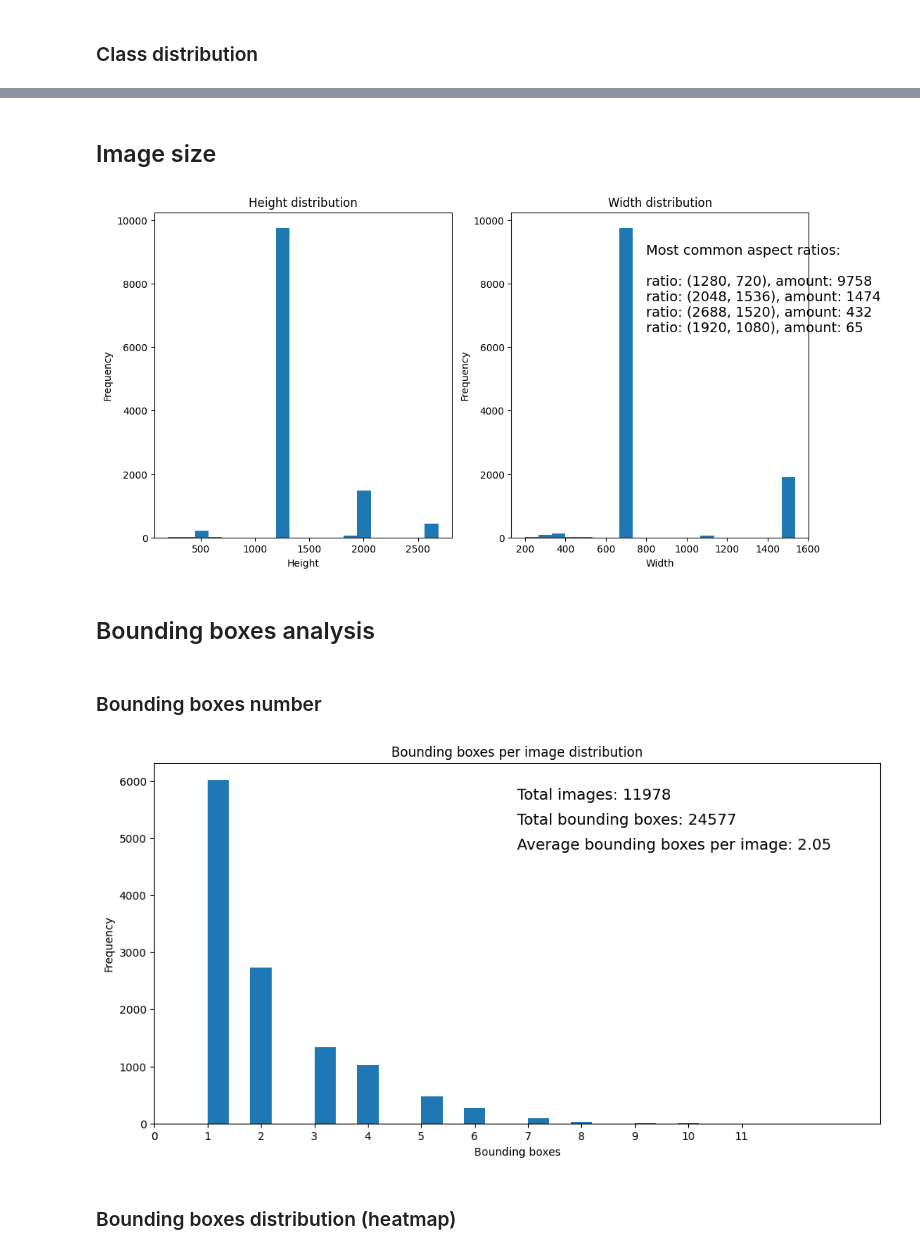
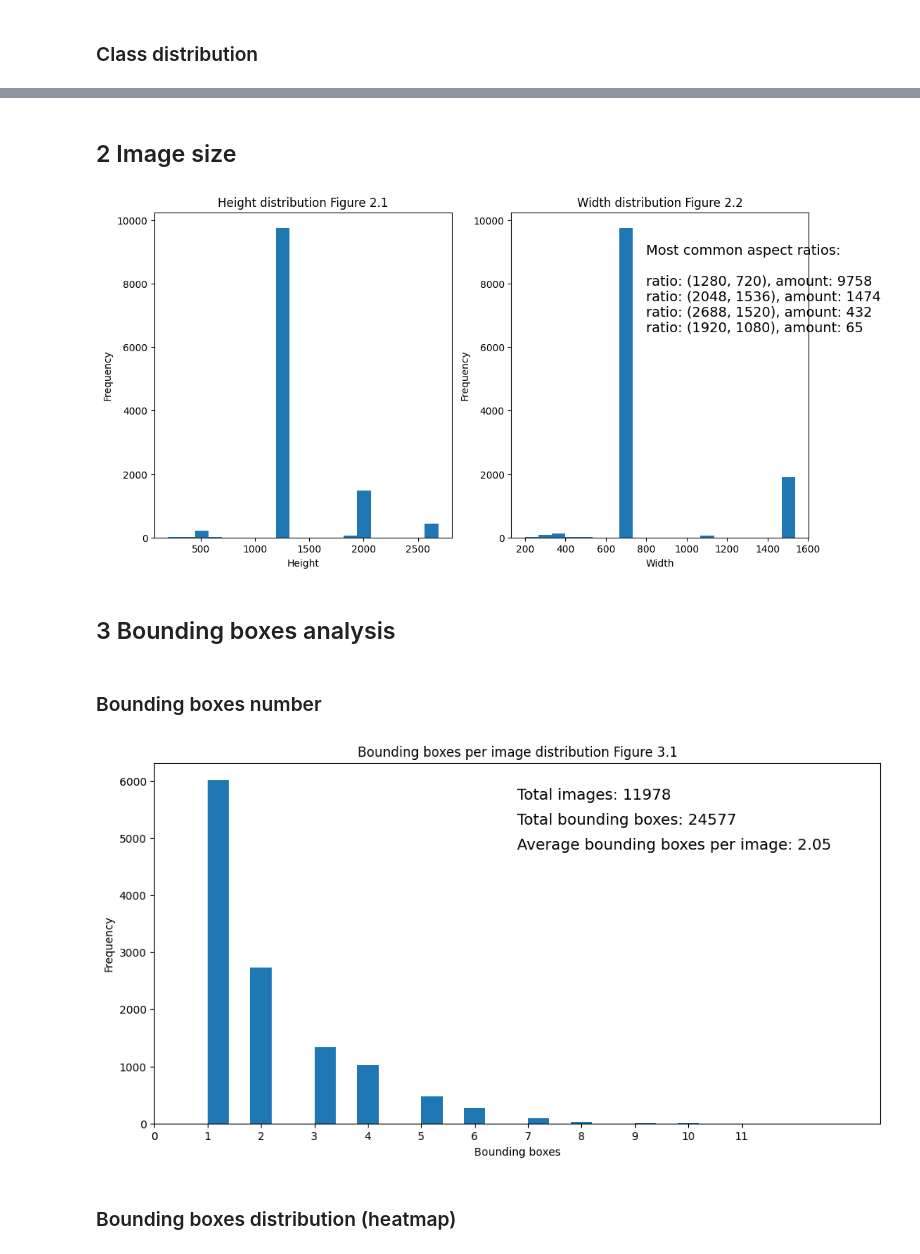
Before and after one commit to KajetanMieloch/Data-Scientist-praktyka-studencka, a Jupyter notebook: Zadania Rekrutacujne/Data Science Intern/odpowiedz.ipynb, the cells around one changed output, grey strips where cells are left out. Drawn from its saved outputs; the diff is of its cells as text; code cells hidden in the pictures.

```diff
--- a/Zadania Rekrutacujne/Data Science Intern/odpowiedz.ipynb
+++ b/Zadania Rekrutacujne/Data Science Intern/odpowiedz.ipynb
@@ -193,5 +197,5 @@ generate_bar_chart(classes_names_count_all)
 # %% [markdown]
-## Image size
+## 2 Image size
 # %%
 # Image size analysis essential functions
 def get_image_size(folder_path: str) -> list:
@@ -229,40 +233,40 @@ def generate_histogram(all_heights_widths: list, data: dict = None):
         plt.figure(figsize=(12, 6))
         plt.subplot(1, 2, 1)
         plt.hist(heights, bins=20)
-        plt.title("Height distribution")
+        plt.title("Height distribution Figure 2.1")
         plt.xlabel("Height")
         plt.ylabel("Frequency")
         plt.subplot(1, 2, 2)
         plt.hist(widths, bins=20)
-        plt.title("Width distribution")
+        plt.title("Width distribution Figure 2.2")
         plt.xlabel("Width")
         plt.ylabel("Frequency")
 
         top_4_most_comon = sorted(data.items(), key=lambda x: x[1], reverse=True)[:4]
 
         top_4_most_comon_one_string = "Most common aspect ratios:\n\n"
 
         for i, (key, value) in enumerate(top_4_most_comon):
             top_4_most_comon_one_string += f"ratio: {key}, amount: {value}\n"
 
         plt.text(800, 6000, top_4_most_comon_one_string, fontsize=14)
 
     # Plot the histograms
     plt.show()
 
 def count_all_aspect_ratios_tuples(all_heights_widths: list) -> dict:
     aspect_ratios_tuples = [(height, width) for height, width in all_heights_widths]
     return Counter(aspect_ratios_tuples)
 
 
 
 
 
 generate_histogram(all_heights_widths_all, count_all_aspect_ratios_tuples(all_heights_widths_all))
 # %% [output]
-[figure, old version]
+[figure, new version]
 # %% [markdown]
-## Bounding boxes analysis
+## 3 Bounding boxes analysis
 # %%
 # get bounding boxes properties an count essential functions
 
@@ -322,7 +326,7 @@ def generate_histogram(all_bounding_boxes_count: list, all_images_count: int, av
 
     plt.figure(figsize=(12, 6))
     n, bins, patches = plt.hist(all_bounding_boxes_count, bins=30)
-    plt.title("Bounding boxes per image distribution")
+    plt.title("Bounding boxes per image distribution Figure 3.1")
     plt.xlabel("Bounding boxes")
     plt.ylabel("Frequency")
     plt.xticks(range(0, 12, 1))
@@ -338,7 +342,7 @@ all_bounding_boxes_count = [count for path, count in all_bounding_boxes_count_tu
 
 generate_histogram(all_bounding_boxes_count, all_images_count, sum(all_bounding_boxes_count) / all_images_count, sum(all_bounding_boxes_count))
 # %% [output]
-[figure, old version]
+[figure, new version]
 # %% [markdown]
 ### Bounding boxes distribution (heatmap)
 # %%
```
Also changed, not shown: parts of 8 cells of this notebook.
